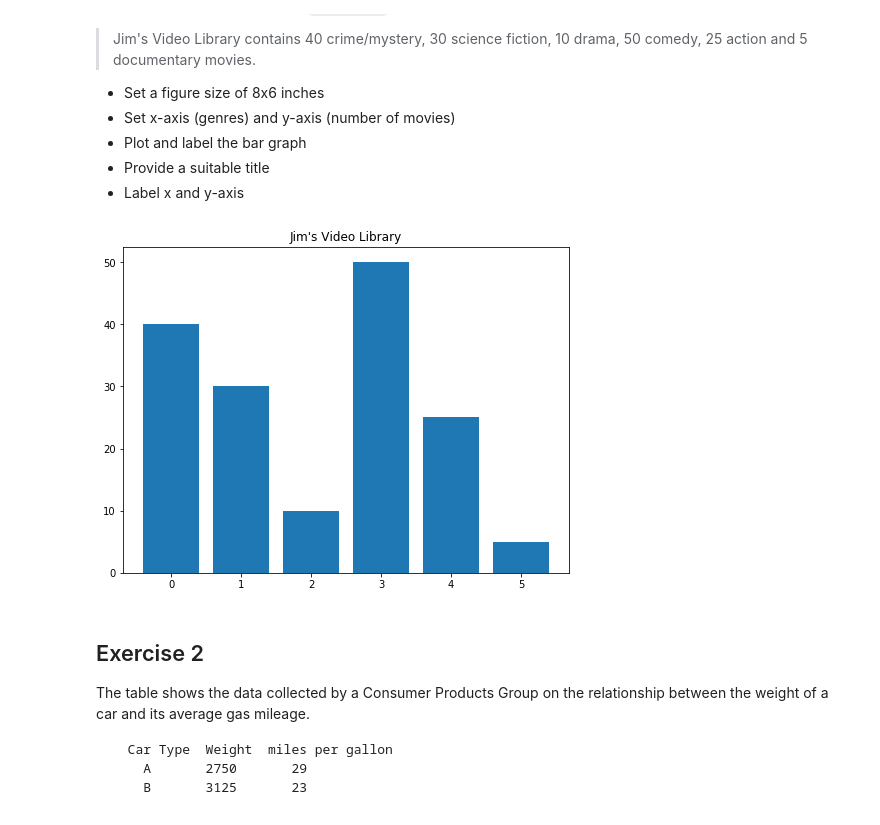
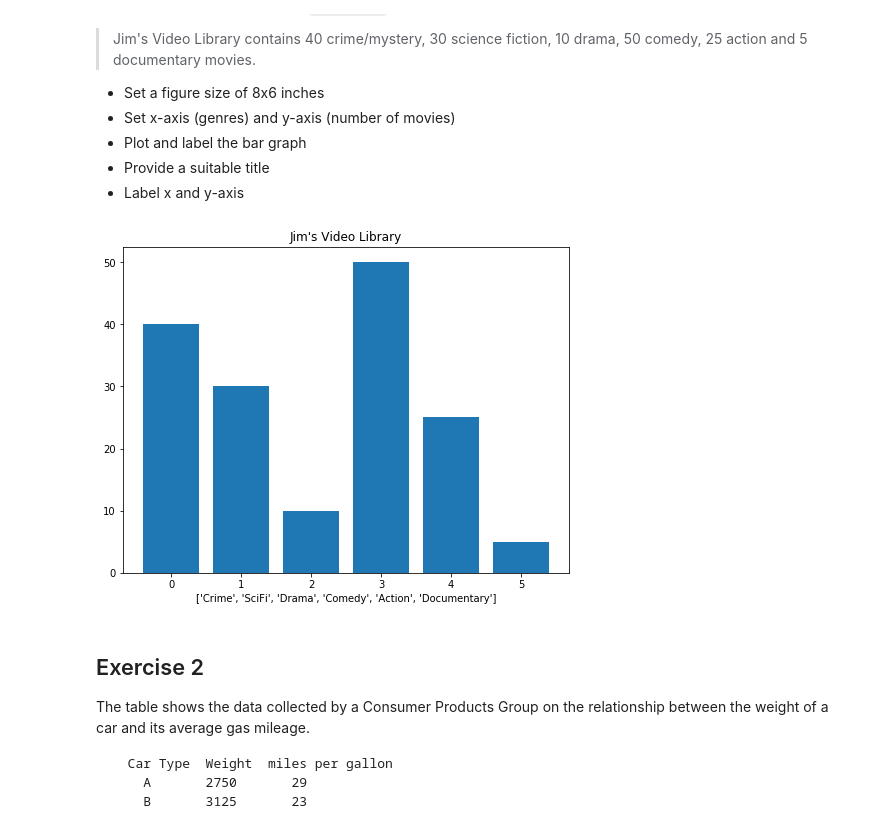
Before and after one commit to slieb74/dsc-0-01-22-visualizing-data-lab-nyc-career-ds-062518, a Jupyter notebook: index.ipynb, the cells around one changed output. Cells and saved outputs as stored; diff of their text form; code cells hidden in the pictures.

```diff
--- a/index.ipynb
+++ b/index.ipynb
@@ -23,24 +23,24 @@ Make a vertical bar graph using `plt.bar()` for the following set of data:
 # %%
 # import the required libraries
 import numpy as np
 import matplotlib.pyplot as plt
 
 y = [40,30,10,50,25,5]
 x = np.arange(len(y))
 labels = ['Crime', 'SciFi', 'Drama', 'Comedy', 'Action', 'Documentary']
 
 # Set a figure size
 plt.figure(figsize=(8,6))
 
 # Plot vertical bars of fixed width by passing x and y values to .bar() function
 plt.bar(x,y)
 # Give a title to the bar graph
 plt.title("Jim's Video Library")
-plt.xlabel()
+plt.xlabel(labels)
 # Output the final plot
 plt.show()
 # %% [output]
-[figure, old version]
+[figure, new version]
 # %% [markdown]
 ## Exercise 2
 
```
